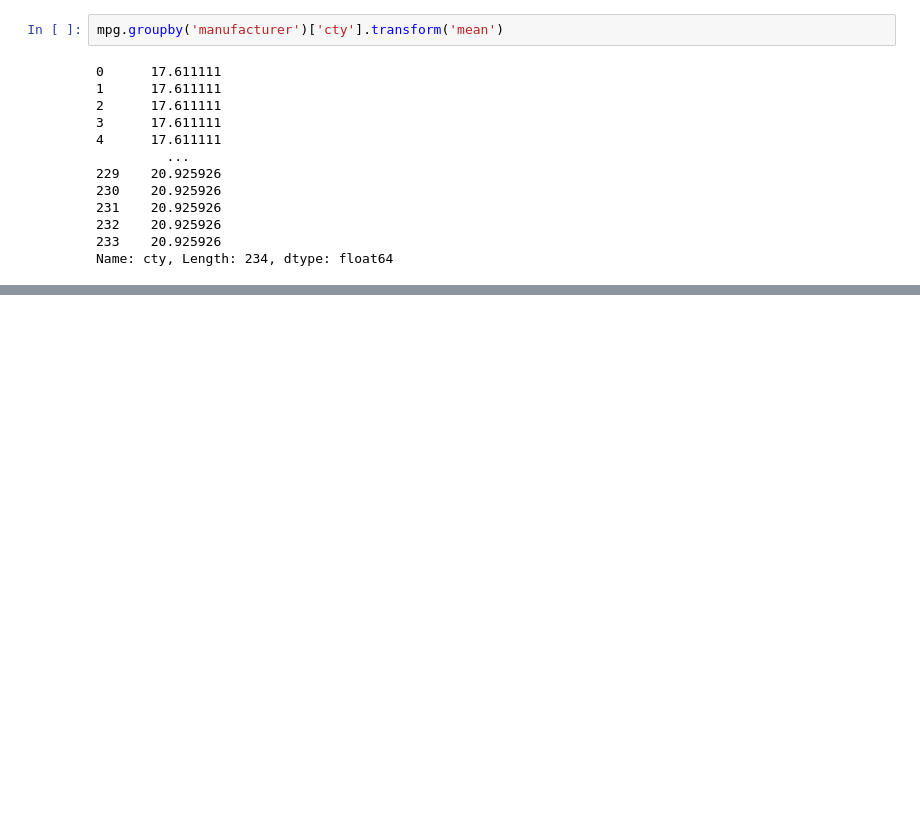
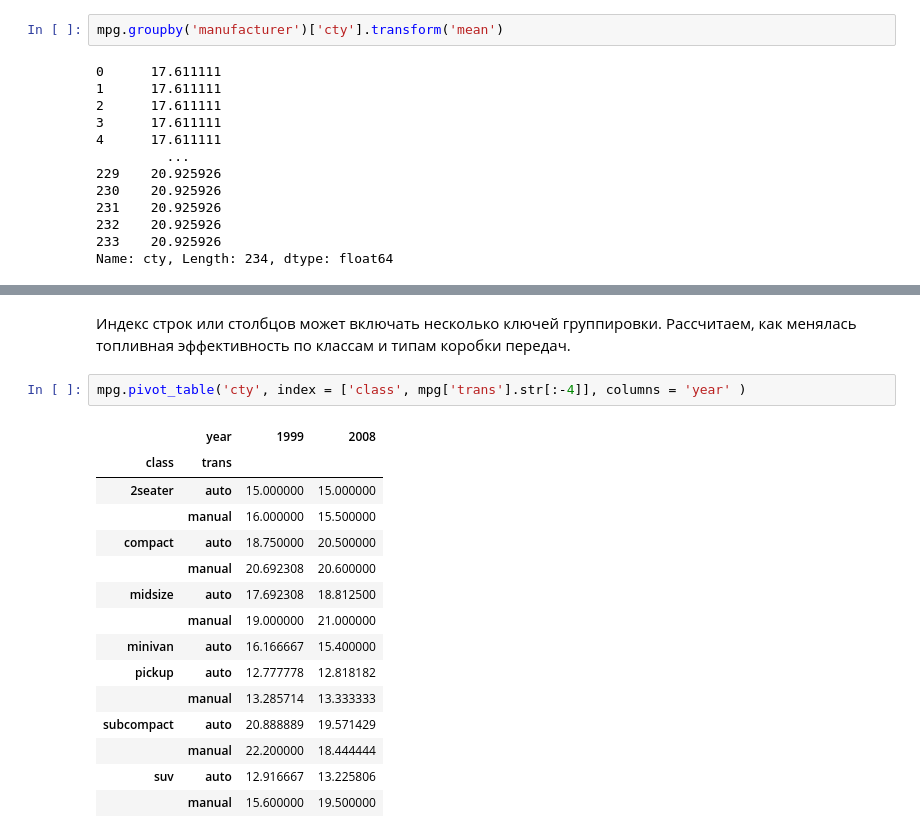
Before and after one commit to postlogist/python-ds, a Jupyter notebook: pandas/02_groups_joins.ipynb, the cells around one changed output, grey strips where cells are left out. Cells and saved outputs as stored; diff of their text form; blank space fills up the shorter version.

```diff
--- a/pandas/02_groups_joins.ipynb
+++ b/pandas/02_groups_joins.ipynb
@@ -606,0 +644,20 @@ Name: cty, Length: 234, dtype: float64
+# %% [markdown]
+Индекс строк или столбцов может включать несколько ключей группировки. Рассчитаем, как менялась топливная эффективность по классам и типам коробки передач.
+# %%
+mpg.pivot_table('cty', index = ['class', mpg['trans'].str[:-4]], columns = 'year' )
+# %% [output]
+|  | year | 1999 | 2008 |
+| class | trans |  |  |
+| 2seater | auto | 15.000000 | 15.000000 |
+|  | manual | 16.000000 | 15.500000 |
+| compact | auto | 18.750000 | 20.500000 |
+|  | manual | 20.692308 | 20.600000 |
+| midsize | auto | 17.692308 | 18.812500 |
+|  | manual | 19.000000 | 21.000000 |
+| minivan | auto | 16.166667 | 15.400000 |
+| pickup | auto | 12.777778 | 12.818182 |
+|  | manual | 13.285714 | 13.333333 |
+| subcompact | auto | 20.888889 | 19.571429 |
+|  | manual | 22.200000 | 18.444444 |
+| suv | auto | 12.916667 | 13.225806 |
+|  | manual | 15.600000 | 19.500000 |
```
Also changed, not shown: parts of 10 cells of this notebook, 1 other file.
